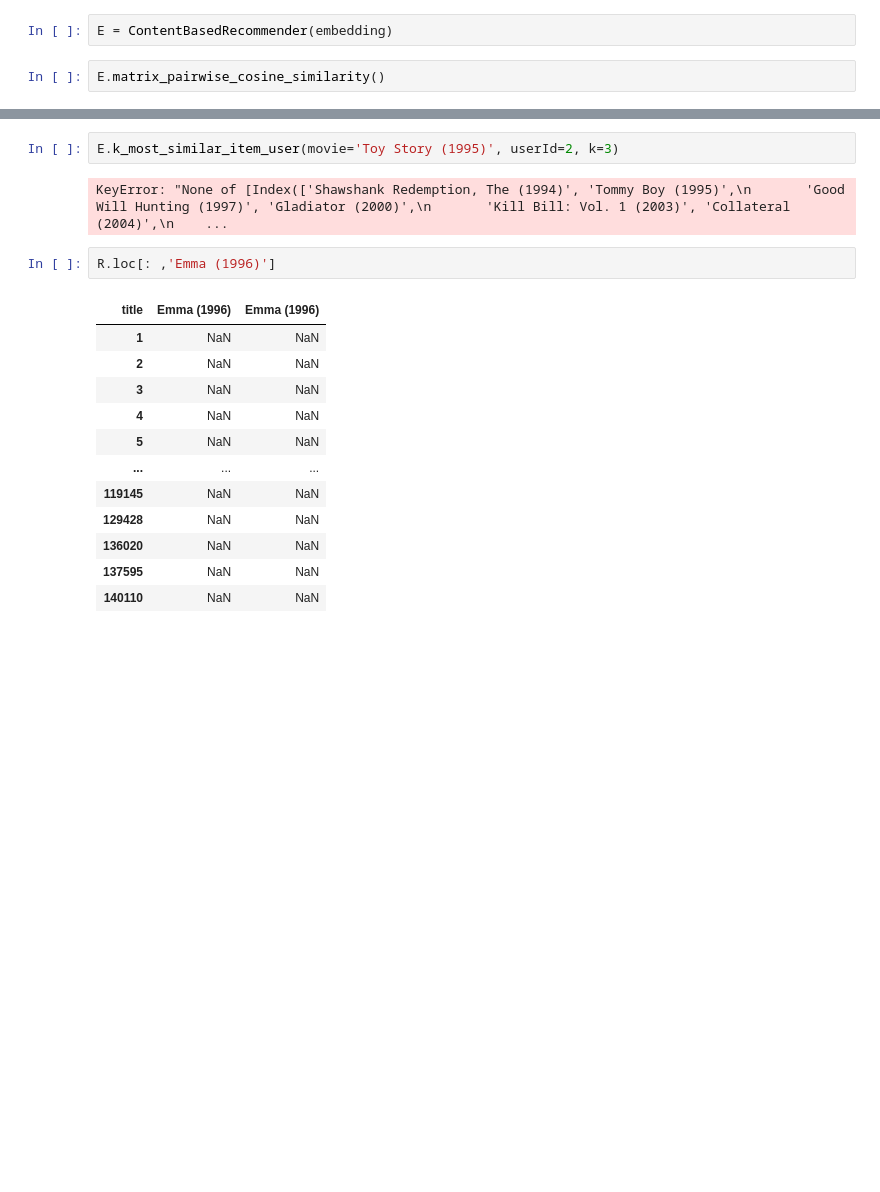
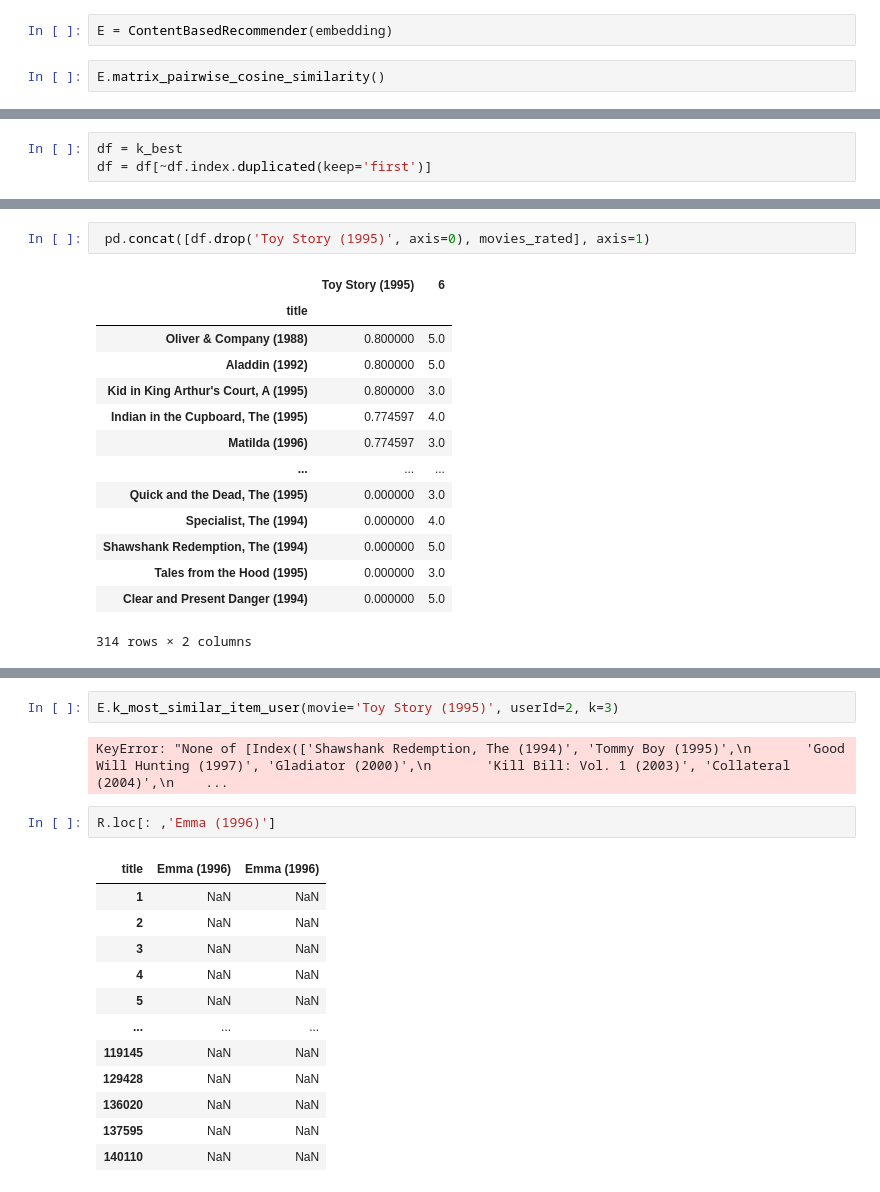
Before and after one commit to CogitoNTNU/CatMatch, a Jupyter notebook: movie_dataset.ipynb, the cells around one changed output, grey strips where cells are left out. Cells and saved outputs as stored; diff of their text form; blank space fills up the shorter version.

```diff
--- a/movie_dataset.ipynb
+++ b/movie_dataset.ipynb
@@ -525,0 +867,3 @@ KeyError: "None of [Index(['Toy Story (1995)', 'Grumpier Old Men (1995)', 'Heat
+# %%
+df = k_best
+df = df[~df.index.duplicated(keep='first')]
@@ -525,0 +902,17 @@ KeyError: "None of [Index(['Toy Story (1995)', 'Grumpier Old Men (1995)', 'Heat
+# %%
+ pd.concat([df.drop('Toy Story (1995)', axis=0), movies_rated], axis=1)
+# %% [output]
+|  | Toy Story (1995) | 6 |
+| title |  |  |
+| Oliver & Company (1988) | 0.800000 | 5.0 |
+| Aladdin (1992) | 0.800000 | 5.0 |
+| Kid in King Arthur's Court, A (1995) | 0.800000 | 3.0 |
+| Indian in the Cupboard, The (1995) | 0.774597 | 4.0 |
+| Matilda (1996) | 0.774597 | 3.0 |
+| ... | ... | ... |
+| Quick and the Dead, The (1995) | 0.000000 | 3.0 |
+| Specialist, The (1994) | 0.000000 | 4.0 |
+| Shawshank Redemption, The (1994) | 0.000000 | 5.0 |
+| Tales from the Hood (1995) | 0.000000 | 3.0 |
+| Clear and Present Danger (1994) | 0.000000 | 5.0 |
+314 rows × 2 columns
```
Also changed, not shown: parts of 33 cells of this notebook.
